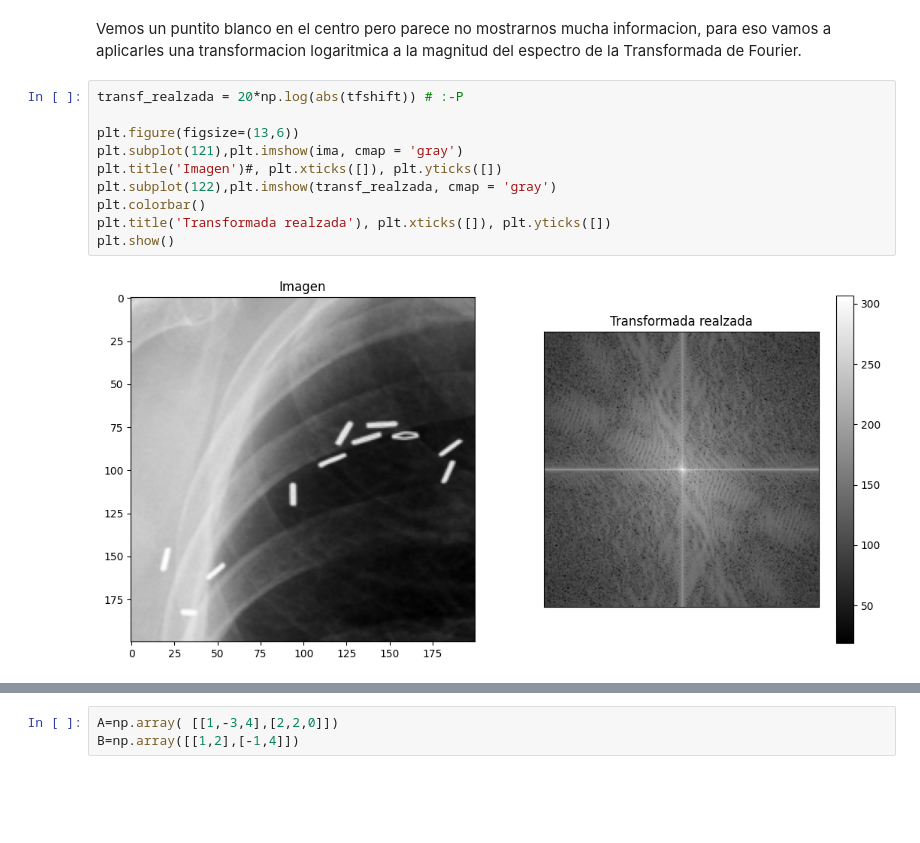
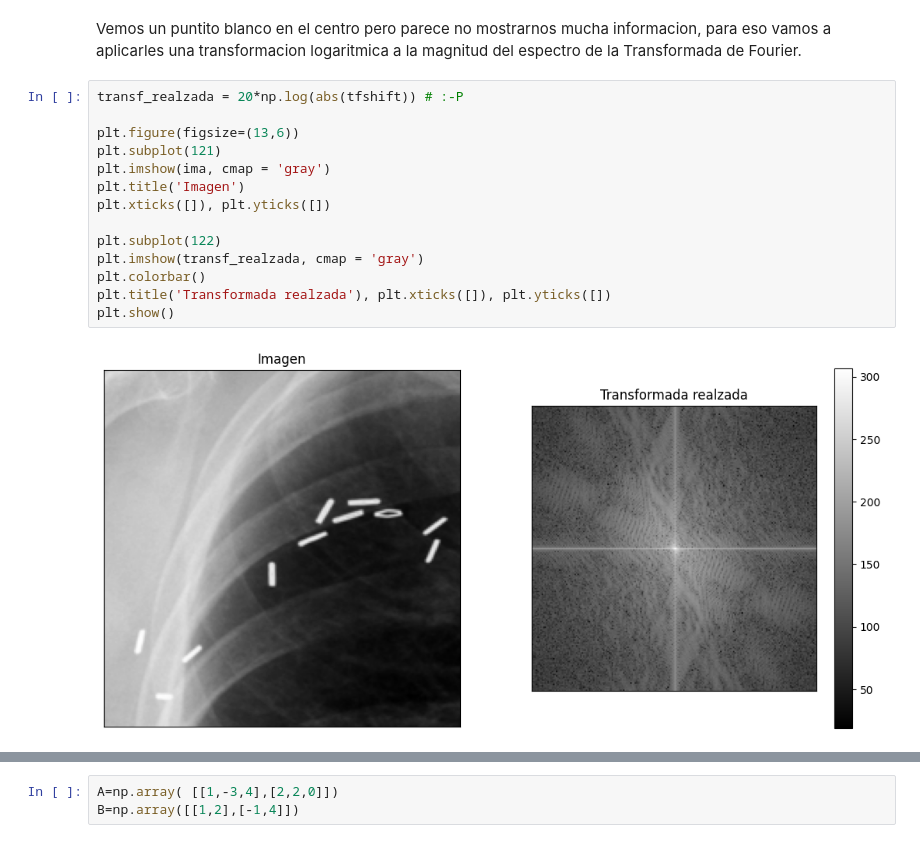
Before and after one commit to fdiezdev/procesamiento_senales, a Jupyter notebook: Labs/Lab_PS_10_2023.ipynb, the cells around one changed output, grey strips where cells are left out. Saved outputs shown, nothing was run; the diff lists cells and outputs as text; blank space fills up the shorter version.

```diff
--- a/Labs/Lab_PS_10_2023.ipynb
+++ b/Labs/Lab_PS_10_2023.ipynb
@@ -47,14 +56,18 @@ Vemos un puntito blanco en el centro pero parece no mostrarnos mucha informacion
 # %%
 transf_realzada = 20*np.log(abs(tfshift)) # :-P
 
 plt.figure(figsize=(13,6))
-plt.subplot(121),plt.imshow(ima, cmap = 'gray')
-plt.title('Imagen')#, plt.xticks([]), plt.yticks([])
-plt.subplot(122),plt.imshow(transf_realzada, cmap = 'gray')
+plt.subplot(121)
+plt.imshow(ima, cmap = 'gray')
+plt.title('Imagen')
+plt.xticks([]), plt.yticks([])
+
+plt.subplot(122)
+plt.imshow(transf_realzada, cmap = 'gray')
 plt.colorbar()
 plt.title('Transformada realzada'), plt.xticks([]), plt.yticks([])
 plt.show()
 # %% [output]
-[figure, old version]
+[figure, new version]
 # %%
 Itf_ima=np.fft.ifft2(tf_ima)
```
Also changed, not shown: parts of 16 cells of this notebook.
